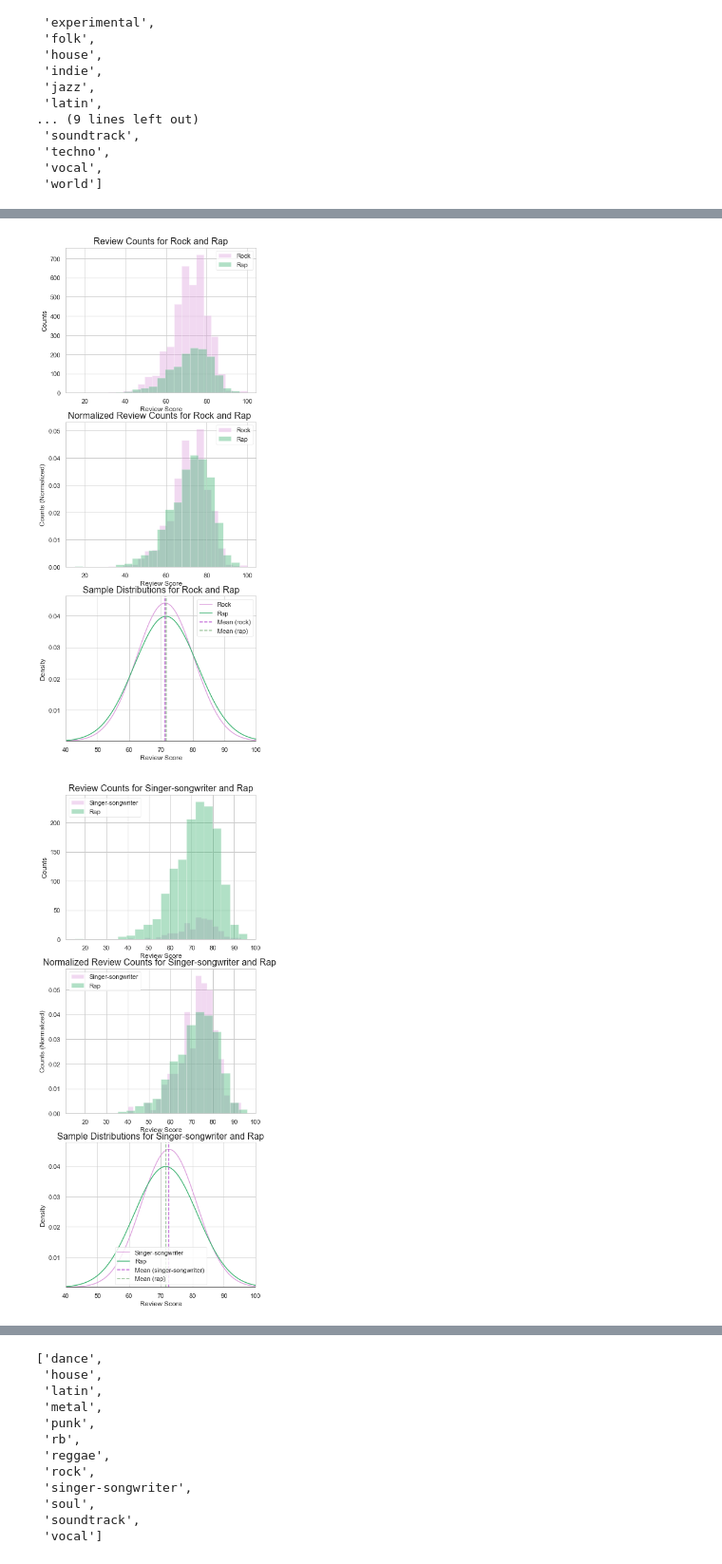
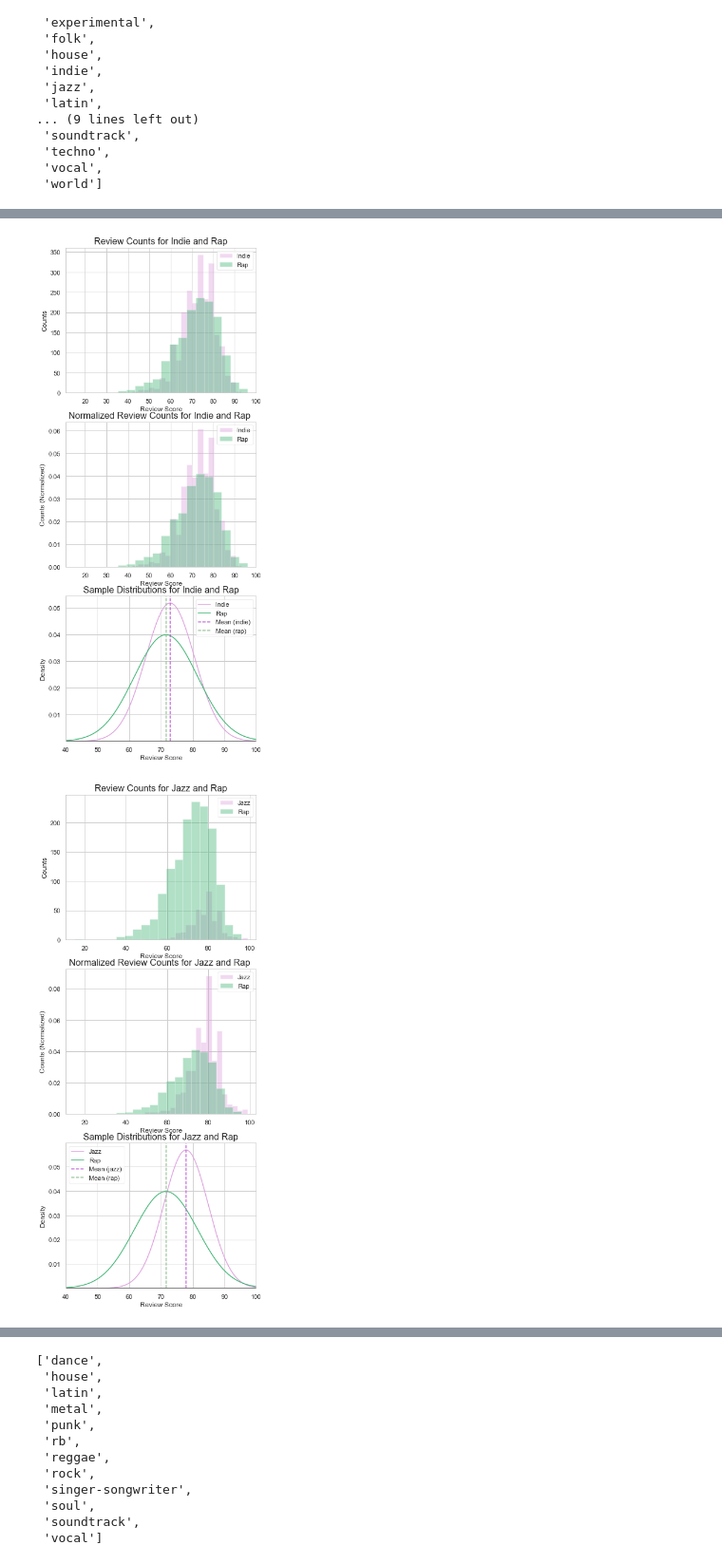
Before and after one commit to unclebrod/ReviewsByGenre, a Jupyter notebook: EDA.ipynb, the cells around one changed output, grey strips where cells are left out. Shown at 95% size. Cells and saved outputs as stored; diff of their text form; code cells hidden in the pictures.

```diff
--- a/EDA.ipynb
+++ b/EDA.ipynb
@@ -743,6 +743,6 @@ def ttest_for_rap(score_list, alpha=0.05):
 # %%
 diffs, sames = ttest_for_rap(w)
 # %%
-for genre in sames:
+for genre in diffs:
     compare_genres(w, genre, genre2='rap', alpha=0.05)
 # %% [output]
@@ -773,2 +773,2 @@ With 95.0% confidence, we fail to reject the null hypothesis that these means ar
-[figure, old version]
+[figure, new version]
-[figure, old version]
+[figure, new version]
```
Also changed, not shown: parts of 1 cell of this notebook, 1 other file.
